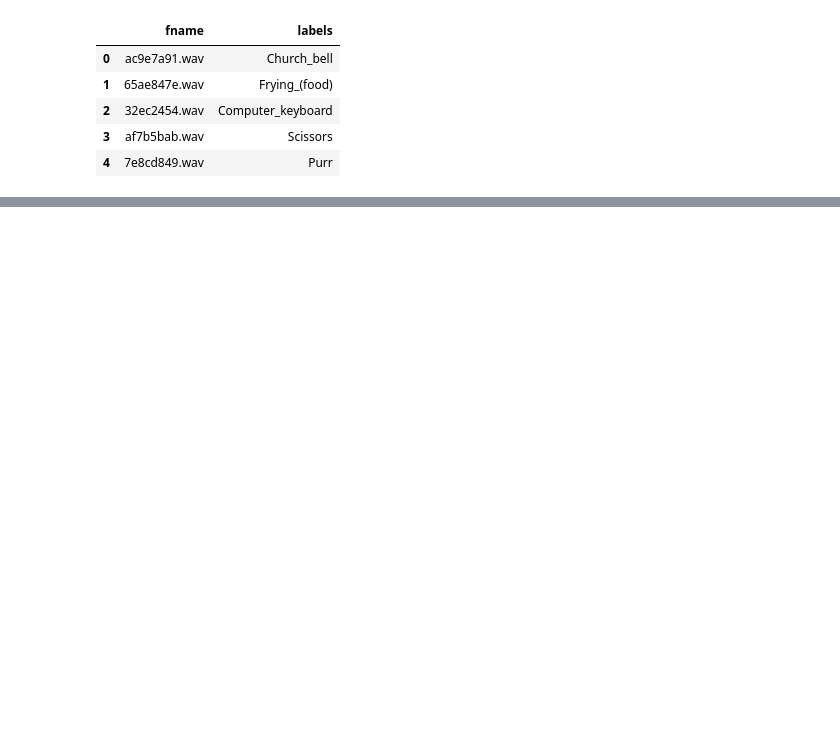
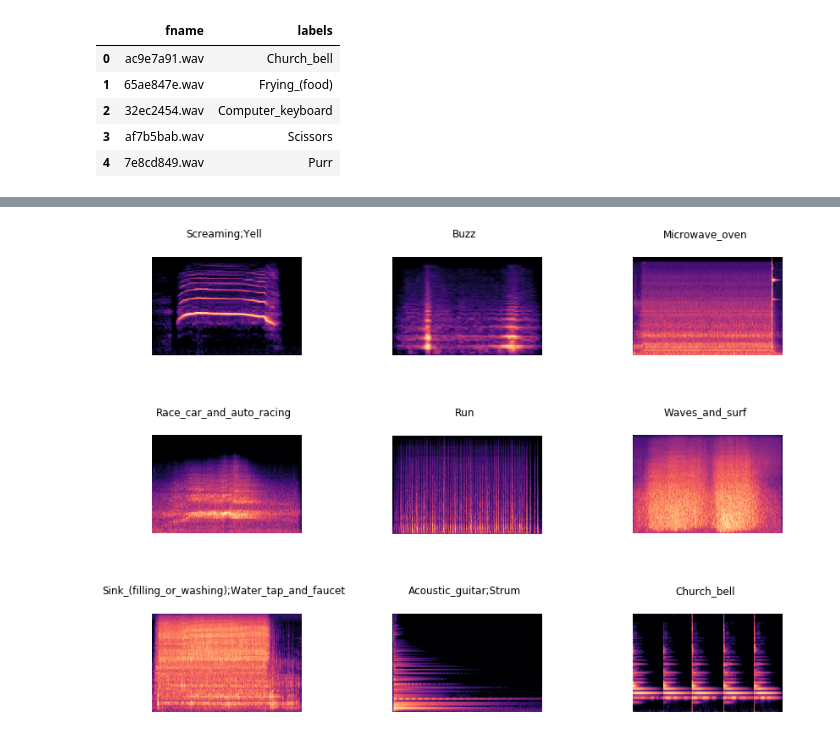
Before and after one commit to jellosubmarine/nn-study, a Jupyter notebook: Audio classification/audio_multilabel.ipynb, the cells around one changed output, grey strips where cells are left out. Drawn from its saved outputs; the diff is of its cells as text; code cells hidden in the pictures; blank space fills up the shorter version.

```diff
--- a/Audio classification/audio_multilabel.ipynb
+++ b/Audio classification/audio_multilabel.ipynb
@@ -105,0 +124,16 @@ df.head()
+# %%
+df_classes = pd.read_csv(path/'FSDKaggle2019.meta'/'vocabulary.csv')
+# %%
+classes = df_classes['classes'].to_list()
+# %%
+np.random.seed(42)
+src = (ImageList.from_df(df_train,path, folder='image_train', suffix='.png')
+       .split_by_rand_pct(0.2)
+       .label_from_df(label_delim=',',classes=classes))
+# %%
+tfms = get_transforms(do_flip=False, p_affine=0, p_lighting=0)
+data = src.transform(tfms, size=(224,336)).databunch(bs=32).normalize(imagenet_stats)
+# %%
+data.show_batch(rows=3, figsize=(12,9))
+# %% [output]
+[figure, added]
```
Also changed, not shown: parts of 56 cells of this notebook, 9 other files.
